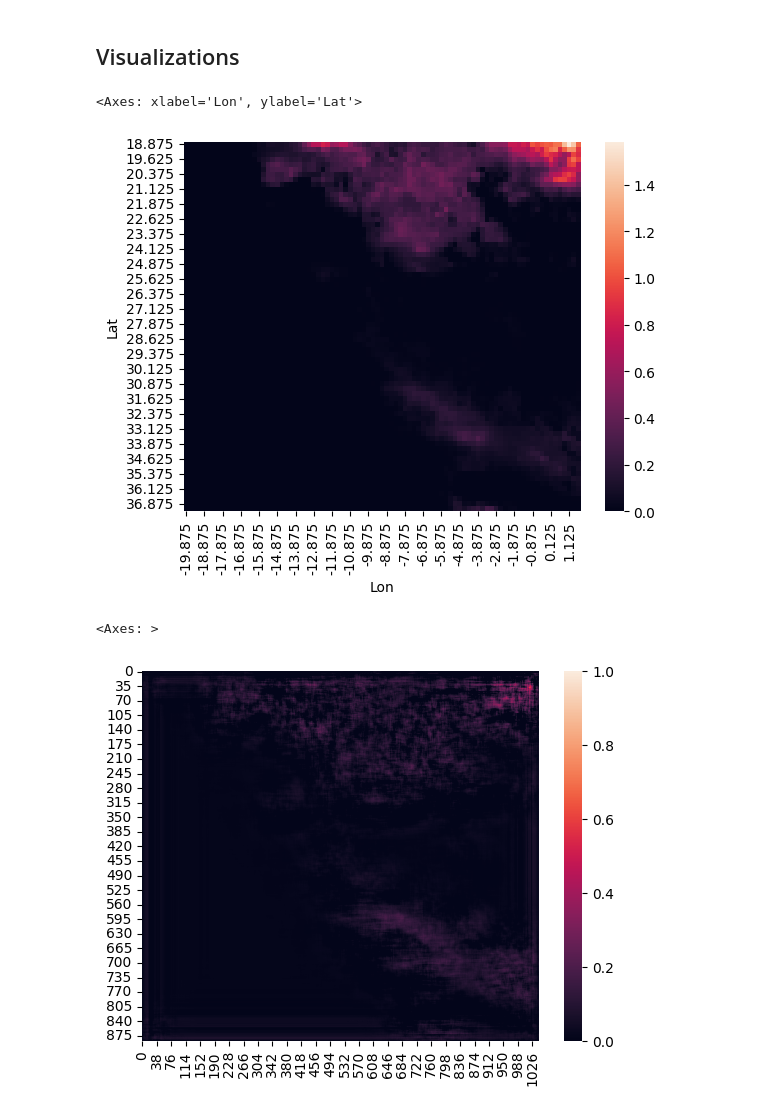
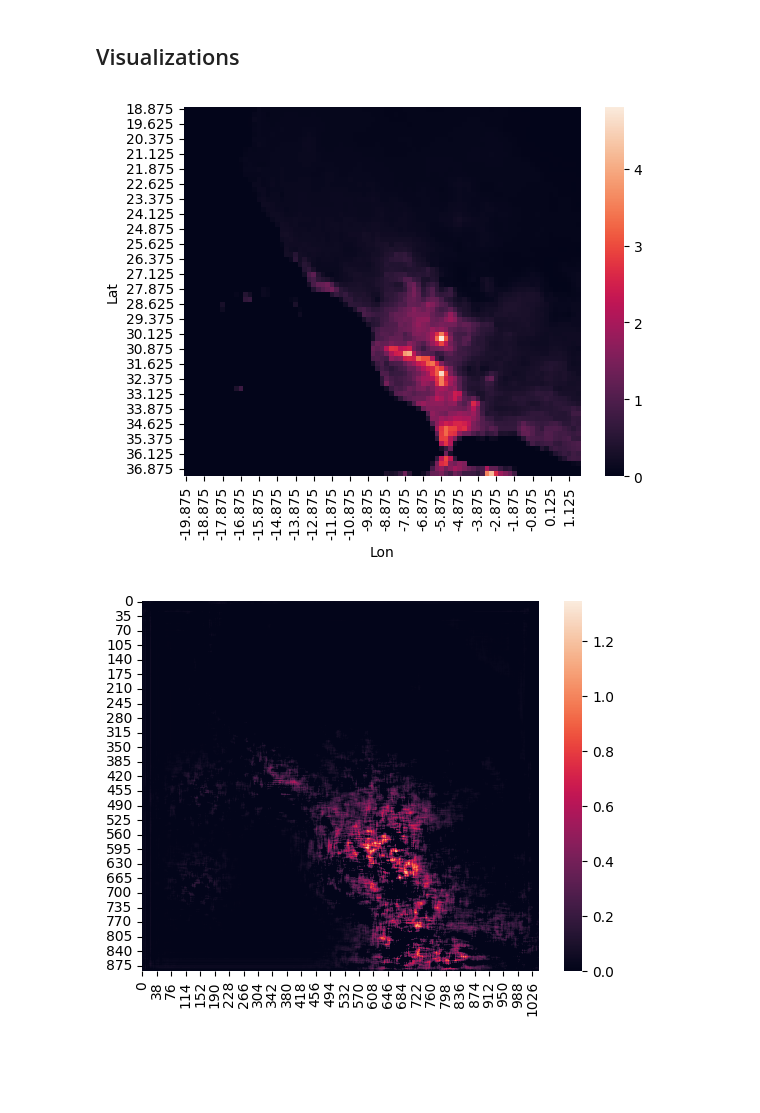
Before and after one commit to wildeerer/morocco_precip, a Jupyter notebook: notebooks/main.ipynb, the cells around one changed output. Cells and saved outputs as stored; diff of their text form; code cells hidden in the pictures; blank space fills up the shorter version.

```diff
--- a/notebooks/main.ipynb
+++ b/notebooks/main.ipynb
@@ -205,17 +206,17 @@ output_viz = output.detach().numpy()
 ## Visualizations
 # %%
 time_arr = np.array(tmp['Time'].unique())
-time_slice = 2
+time_slice = 13
 # %%
 df_tmp = tmp[tmp['Time'] == time_arr[time_slice]]
 df_tmp = df_tmp.pivot(index='Lat', columns='Lon', values='TP')
 
 sns.heatmap(df_tmp)
+plt.savefig("../images/pre_precip.png")
 # %% [output]
-<Axes: xlabel='Lon', ylabel='Lat'>
-[figure, old version]
+[figure, new version]
 # %%
-sns.heatmap(output_viz[time_slice][0], vmin=0, vmax=1)
+sns.heatmap(output_viz[time_slice][0], vmin=0)
+plt.savefig("../images/post_precip.png")
 # %% [output]
-<Axes: >
-[figure, old version]
+[figure, new version]
```
Also changed, not shown: parts of 1 cell of this notebook.
